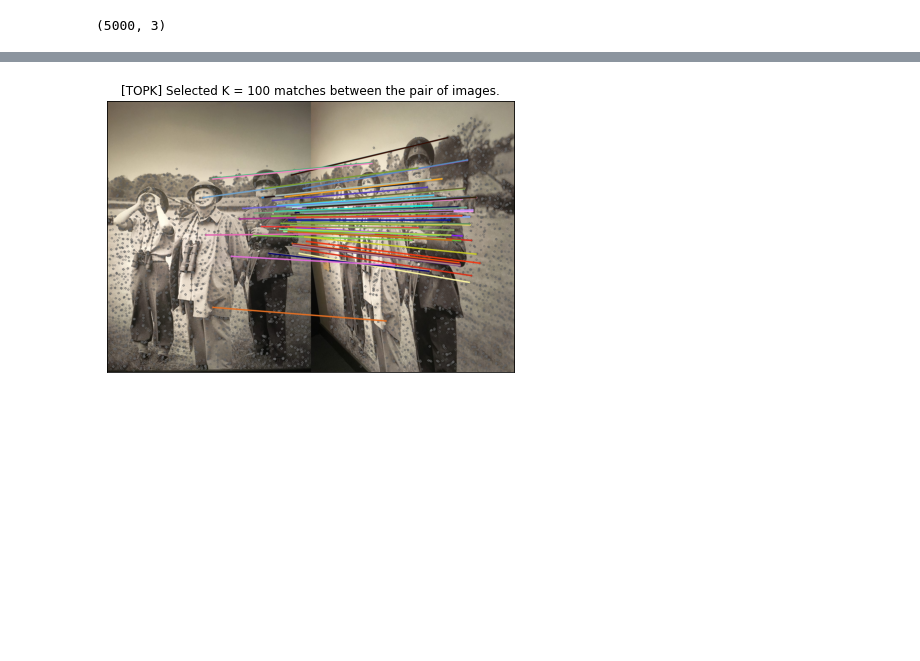
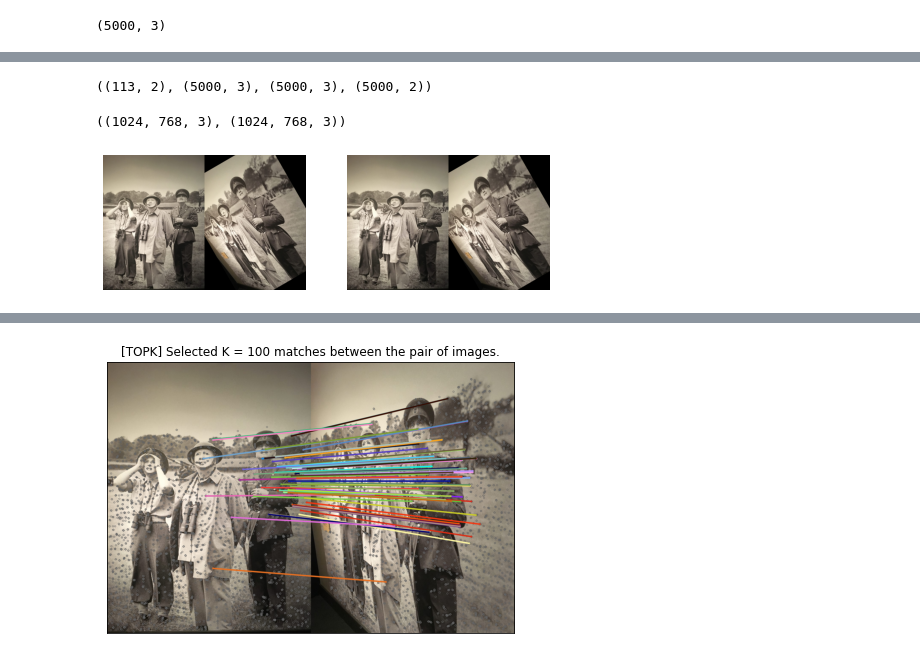
Before and after one commit to bpiyush/rotation-equivariant-lfm, a Jupyter notebook: notebooks/explore_hpatches.ipynb, the cells around one changed output, grey strips where cells are left out. Saved outputs shown, nothing was run; the diff lists cells and outputs as text; code cells hidden in the pictures; blank space fills up the shorter version.

```diff
--- a/notebooks/explore_hpatches.ipynb
+++ b/notebooks/explore_hpatches.ipynb
@@ -136,0 +245,8 @@ kps1.shape
+# %%
+matches.shape, kps1.shape, kps2.shape, kps2_gt.shape
+# %% [output]
+((113, 2), (5000, 3), (5000, 3), (5000, 2))
+# %%
+img1_np.shape, img2_np.shape
+# %% [output]
+((1024, 768, 3), (1024, 768, 3))
@@ -136,0 +255,6 @@ kps1.shape
+# %%
+combined_image = np.concatenate([img1_np, img2_np], axis=1)
+# %%
+show_grid_of_images([combined_image, combined_image], n_cols=2)
+# %% [output]
+[figure, added]
```
Also changed, not shown: parts of 24 cells of this notebook, 1 other file.
